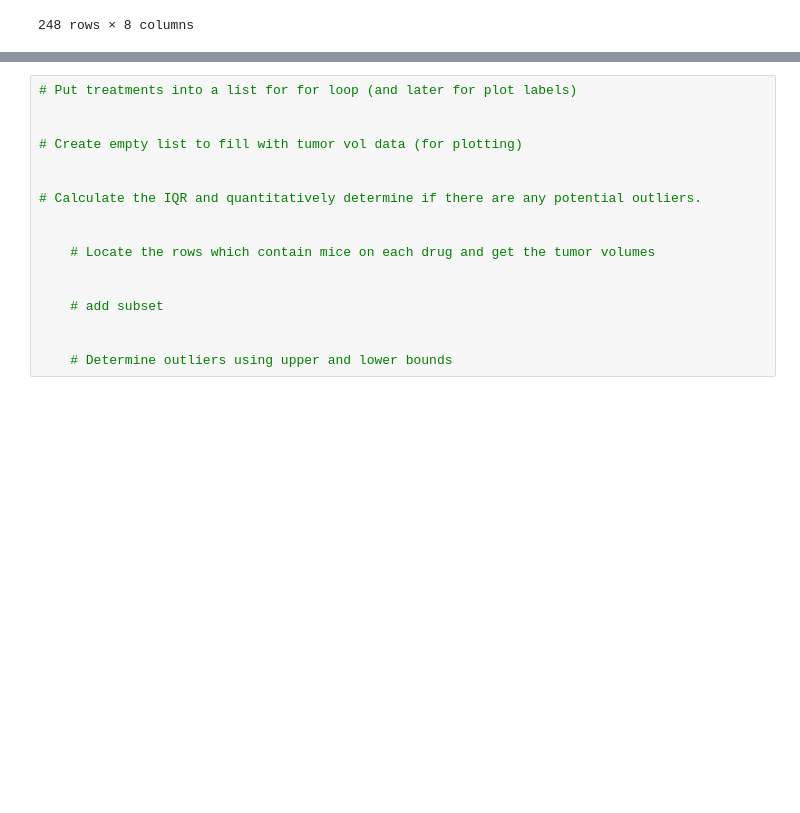
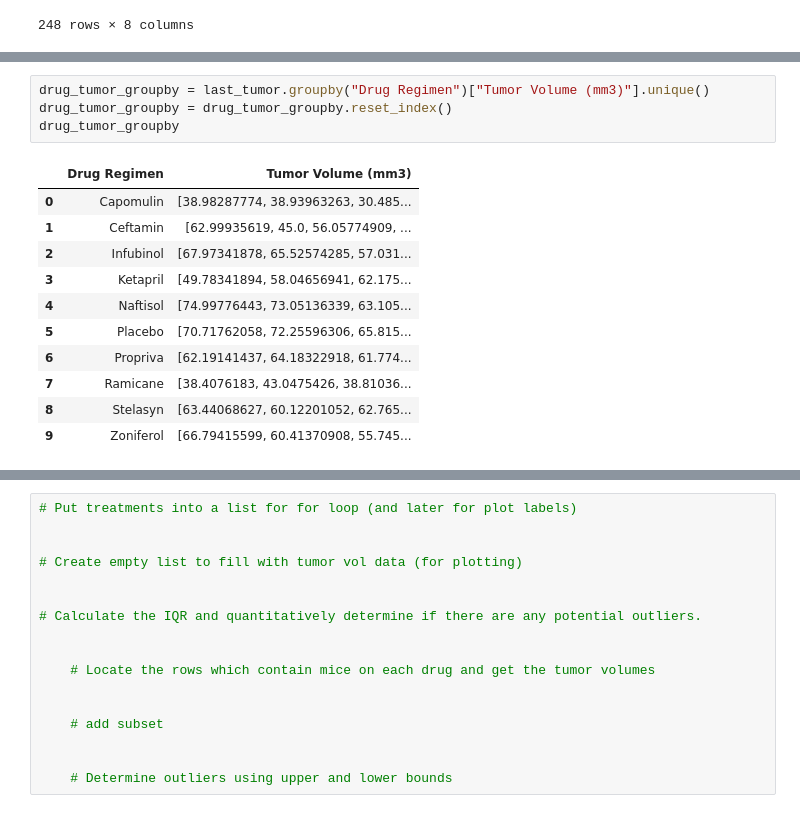
Before and after one commit to Tylerwilliams3644/Matplotlib-Challenge, a Jupyter notebook: Pymaceuticals/pymaceuticals_starter.ipynb, the cells around one changed output, grey strips where cells are left out. Saved outputs shown, nothing was run; the diff lists cells and outputs as text; blank space fills up the shorter version.

```diff
--- a/Pymaceuticals/pymaceuticals_starter.ipynb
+++ b/Pymaceuticals/pymaceuticals_starter.ipynb
@@ -341,0 +322,16 @@ display(last_tumor)
+# %%
+drug_tumor_groupby = last_tumor.groupby("Drug Regimen")["Tumor Volume (mm3)"].unique()
+drug_tumor_groupby = drug_tumor_groupby.reset_index()
+drug_tumor_groupby
+# %% [output]
+|  | Drug Regimen | Tumor Volume (mm3) |
+| 0 | Capomulin | [38.98287774, 38.93963263, 30.485... |
+| 1 | Ceftamin | [62.99935619, 45.0, 56.05774909, ... |
+| 2 | Infubinol | [67.97341878, 65.52574285, 57.031... |
+| 3 | Ketapril | [49.78341894, 58.04656941, 62.175... |
+| 4 | Naftisol | [74.99776443, 73.05136339, 63.105... |
+| 5 | Placebo | [70.71762058, 72.25596306, 65.815... |
+| 6 | Propriva | [62.19141437, 64.18322918, 61.774... |
+| 7 | Ramicane | [38.4076183, 43.0475426, 38.81036... |
+| 8 | Stelasyn | [63.44068627, 60.12201052, 62.765... |
+| 9 | Zoniferol | [66.79415599, 60.41370908, 55.745... |
```
Also changed, not shown: parts of 5 cells of this notebook.
